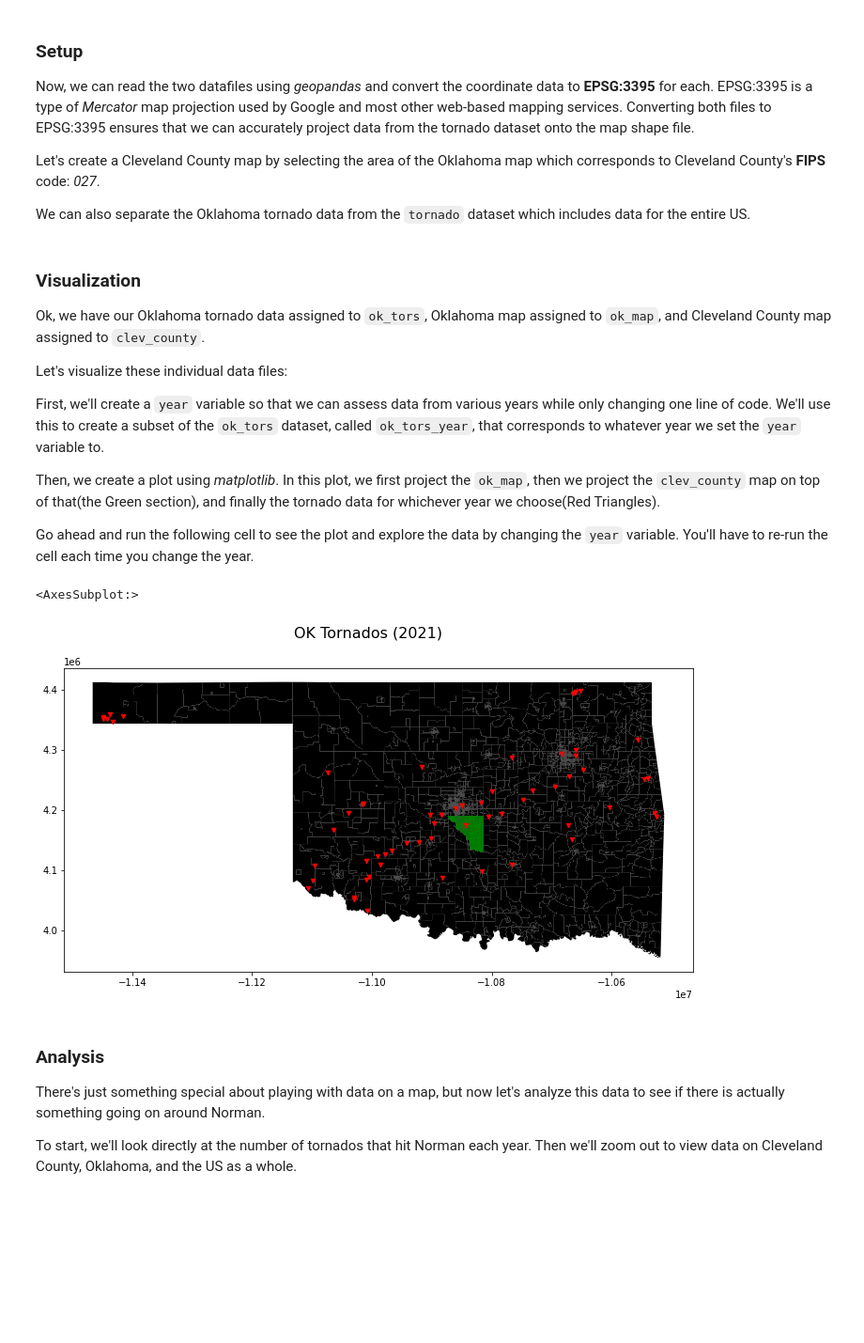
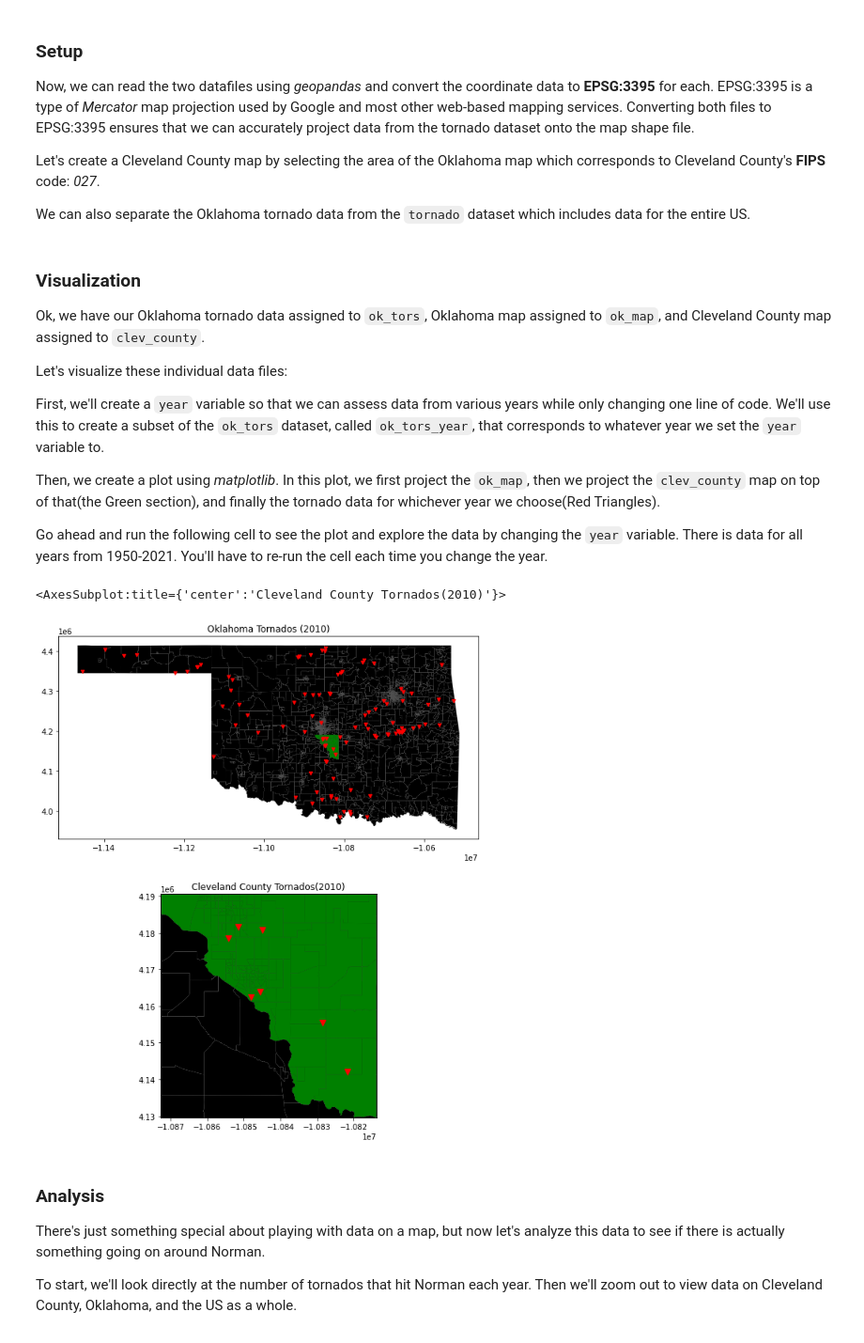
Before and after one commit to AdamSlay/cleveland-county-tornados, a Jupyter notebook: norman-tors.ipynb, the cells around one changed output. Shown at 94% size. Drawn from its saved outputs; the diff is of its cells as text; code cells hidden in the pictures; blank space fills up the shorter version.

````diff
--- a/norman-tors.ipynb
+++ b/norman-tors.ipynb
@@ -73,24 +73,34 @@
 
 Then, we create a plot using *matplotlib*. In this plot, we first project the ```ok_map```, then we project the ```clev_county``` map on top of that(the Green section), and finally the tornado data for whichever year we choose(Red Triangles).
 
-Go ahead and run the following cell to see the plot and explore the data by changing the ```year``` variable. You'll have to re-run the cell each time you change the year.
+Go ahead and run the following cell to see the plot and explore the data by changing the ```year``` variable. There is data for all years from 1950-2021. You'll have to re-run the cell each time you change the year.
 # %%
 # Changeable Year Variable and Tornado Data by Year
-year = 2021
+year = 2010
 ok_tors_year = tornados[(tornados['st'] == 'OK') & (tornados['yr'] == year)]
 
-# Initialize the Plot
-fig = plt.figure(1, figsize=(12,6))
-ax = fig.add_subplot()
-fig.suptitle(f'OK Tornados ({year})', fontsize=16)
 
-# Plot ok_map then clev_county then ok_tors_year
-ok_map.plot(ax=ax, color='black', linewidth=.8)
-clev_county.plot(ax=ax, color='green')
-ok_tors_year.plot(ax=ax, color='red', marker='v', markersize=20)
+# Plot Full Oklahoma Map
+fig = plt.figure(1, figsize=(10,12))
+ax1 = fig.add_subplot(2,1,1, title=f'Oklahoma Tornados ({year})')
+
+ok_map.plot(ax=ax1, color='black', linewidth=.8)
+clev_county.plot(ax=ax1, color='green')
+ok_tors_year.plot(ax=ax1, color='red', marker='v', markersize=20)
+
+
+# Plot Cleveland County Close-Up
+ax2 = fig.add_subplot(2,1,2, title=f'Cleveland County Tornados({year})')
+minx, miny, maxx, maxy = clev_county.total_bounds
+ax2.set_xlim(minx, maxx)
+ax2.set_ylim(miny, maxy)
+
+ok_map.plot(ax=ax2, color='black', linewidth=.8)
+clev_county.plot(ax=ax2, color='green')
+ok_tors_year.plot(ax=ax2, color='red', marker='v', markersize=60)
 # %% [output]
-<AxesSubplot:>
+<AxesSubplot:title={'center':'Cleveland County Tornados(2010)'}>
-[figure, old version]
+[figure, new version]
 # %% [markdown]
 ### Analysis
 
````
Also changed, not shown: parts of 4 cells of this notebook.
